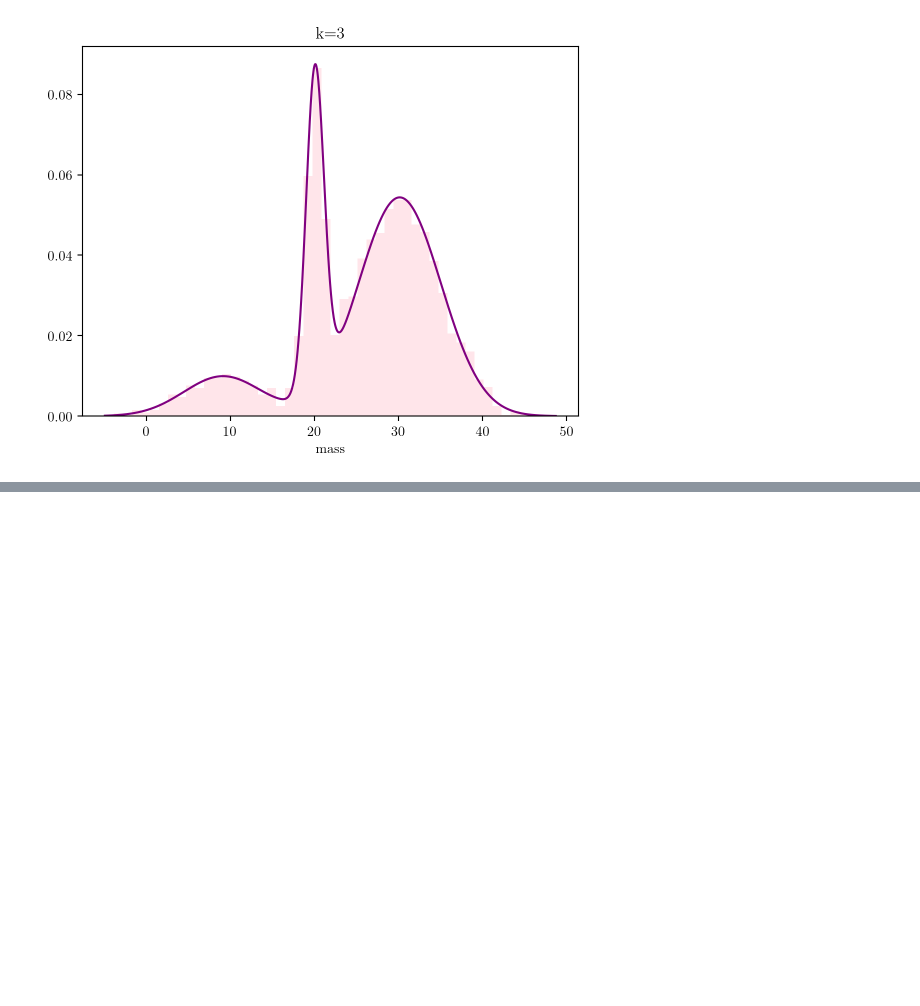
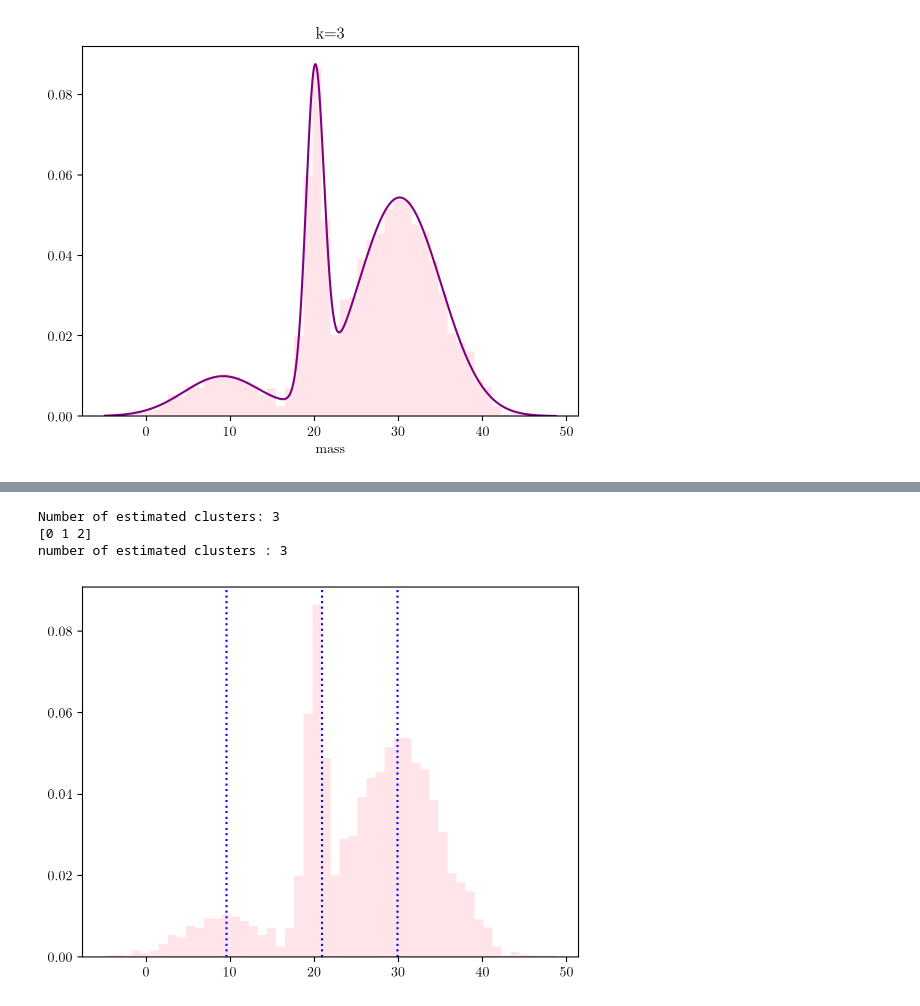
Before and after one commit to ludovicarbone/astrostatistics_bicocca_2024, a Jupyter notebook: working/L06_es.ipynb, the cells around one changed output, grey strips where cells are left out. Saved outputs shown, nothing was run; the diff lists cells and outputs as text; code cells hidden in the pictures; blank space fills up the shorter version.

```diff
--- a/working/L06_es.ipynb
+++ b/working/L06_es.ipynb
@@ -98,0 +104,32 @@ plt.show()
+# %%
+
+scaler = preprocessing.StandardScaler()
+
+ms = MeanShift(bandwidth=0.5, bin_seeding=True, cluster_all=True)
+ms.fit(scaler.fit_transform(X))
+
+labels_unique = np.unique(ms.labels_)
+n_clusters = len(labels_unique[labels_unique>=0])
+print('Number of estimated clusters:',n_clusters)
+
+labels_ms = ms.labels_
+labels_unique = np.unique(labels_ms)
+n_clusters = len(labels_unique[labels_unique >= 0])
+
+centers_ms = ms.cluster_centers_
+centers_original_ms = scaler.inverse_transform(centers_ms)
+
+print(labels_unique)
+print("number of estimated clusters :", n_clusters)
+
+centers_original_ms = scaler.inverse_transform(centers_ms)
+
+plt.hist(X, 50, density=True, histtype='stepfilled', alpha=0.4, color='pink')
+
+for c in centers_original_ms:
+    plt.axvline(c, color='blue', ls='dotted', label=f'Cluster center: {cen:.2f}')
+# %% [output]
+Number of estimated clusters: 3
+[0 1 2]
+number of estimated clusters : 3
+[figure, added]
```
Also changed, not shown: parts of 4 cells of this notebook, 2 other files.
